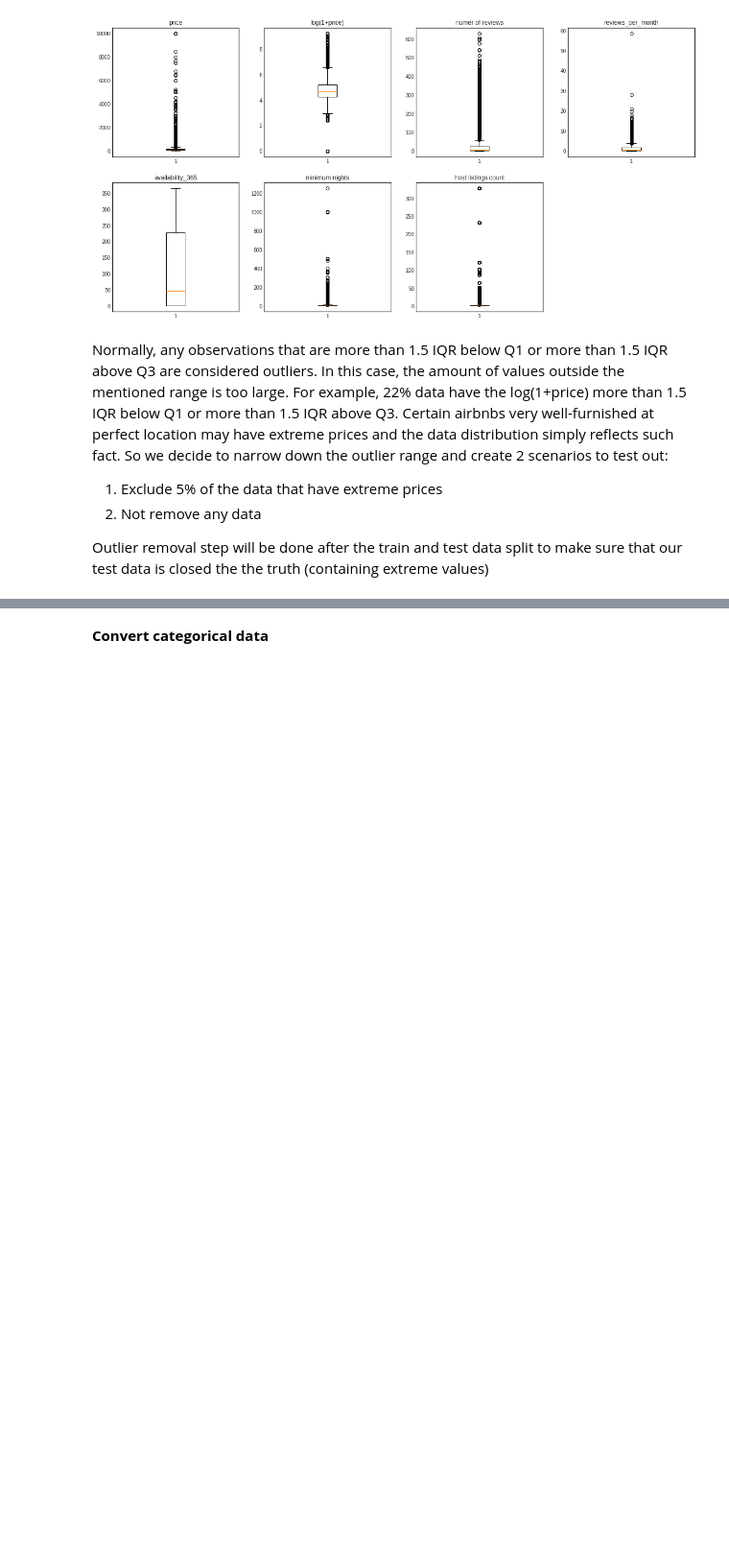
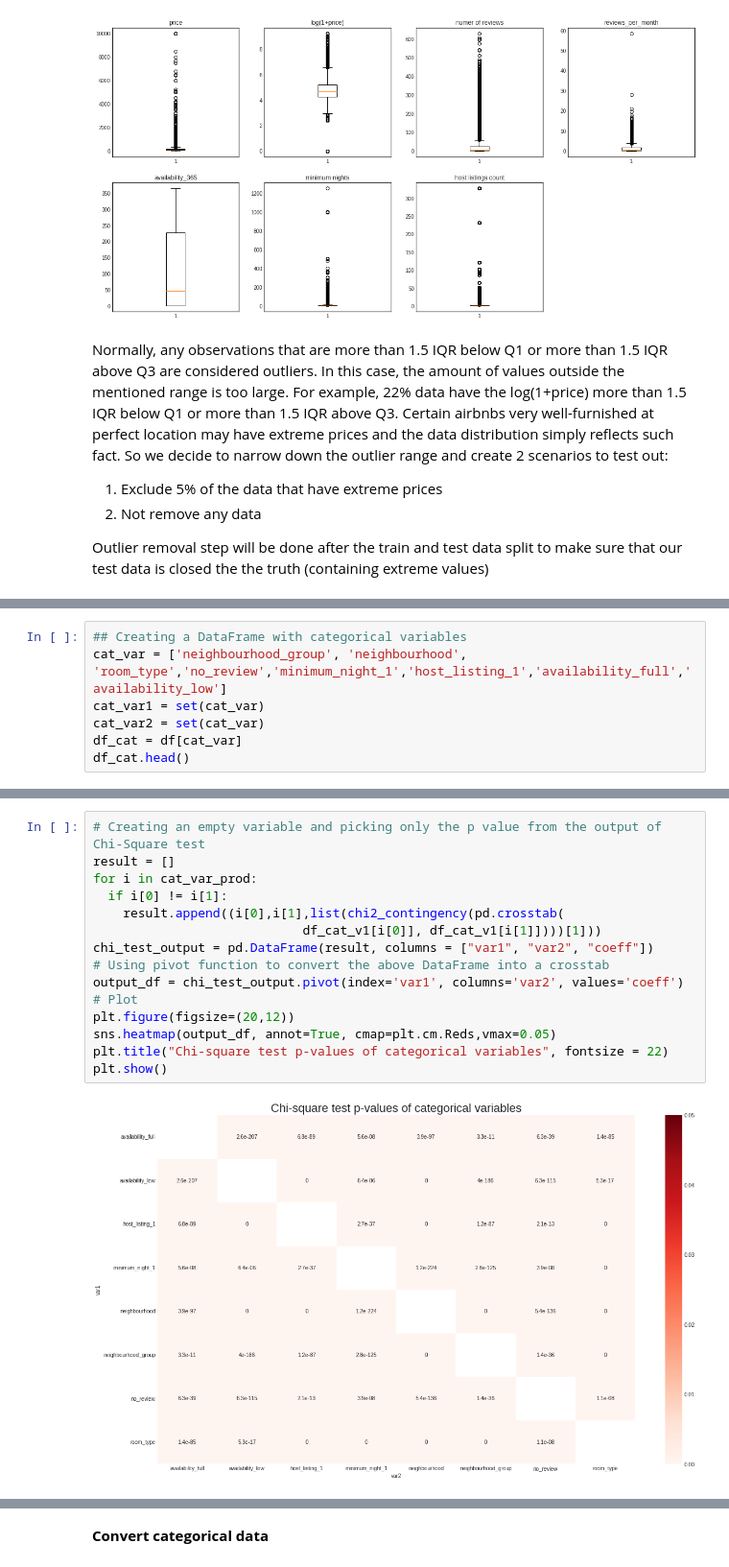
Before and after one commit to nguyen-nhat-mai/ensemble_project, a Jupyter notebook: Airbnb_Price_Prediction.ipynb, the cells around one changed output, grey strips where cells are left out. Shown at 96% size. Drawn from its saved outputs; the diff is of its cells as text; blank space fills up the shorter version.

Commit message:
Update correlation test

```diff
--- a/Airbnb_Price_Prediction.ipynb
+++ b/Airbnb_Price_Prediction.ipynb
@@ -470,0 +406,7 @@ Outlier removal step will be done after the train and test data split to make su
+# %%
+## Creating a DataFrame with categorical variables
+cat_var = ['neighbourhood_group', 'neighbourhood', 'room_type','no_review','minimum_night_1','host_listing_1','availability_full','availability_low']
+cat_var1 = set(cat_var)
+cat_var2 = set(cat_var)
+df_cat = df[cat_var]
+df_cat.head()
@@ -470,0 +435,17 @@ Outlier removal step will be done after the train and test data split to make su
+# %%
+# Creating an empty variable and picking only the p value from the output of Chi-Square test
+result = []
+for i in cat_var_prod:
+  if i[0] != i[1]:
+    result.append((i[0],i[1],list(chi2_contingency(pd.crosstab(
+                            df_cat_v1[i[0]], df_cat_v1[i[1]])))[1]))
+chi_test_output = pd.DataFrame(result, columns = ["var1", "var2", "coeff"])
+# Using pivot function to convert the above DataFrame into a crosstab
+output_df = chi_test_output.pivot(index='var1', columns='var2', values='coeff')
+# Plot
+plt.figure(figsize=(20,12))
+sns.heatmap(output_df, annot=True, cmap=plt.cm.Reds,vmax=0.05)
+plt.title("Chi-square test p-values of categorical variables", fontsize = 22)
+plt.show()
+# %% [output]
+[figure, added]
```
Also changed, not shown: parts of 33 cells of this notebook.
